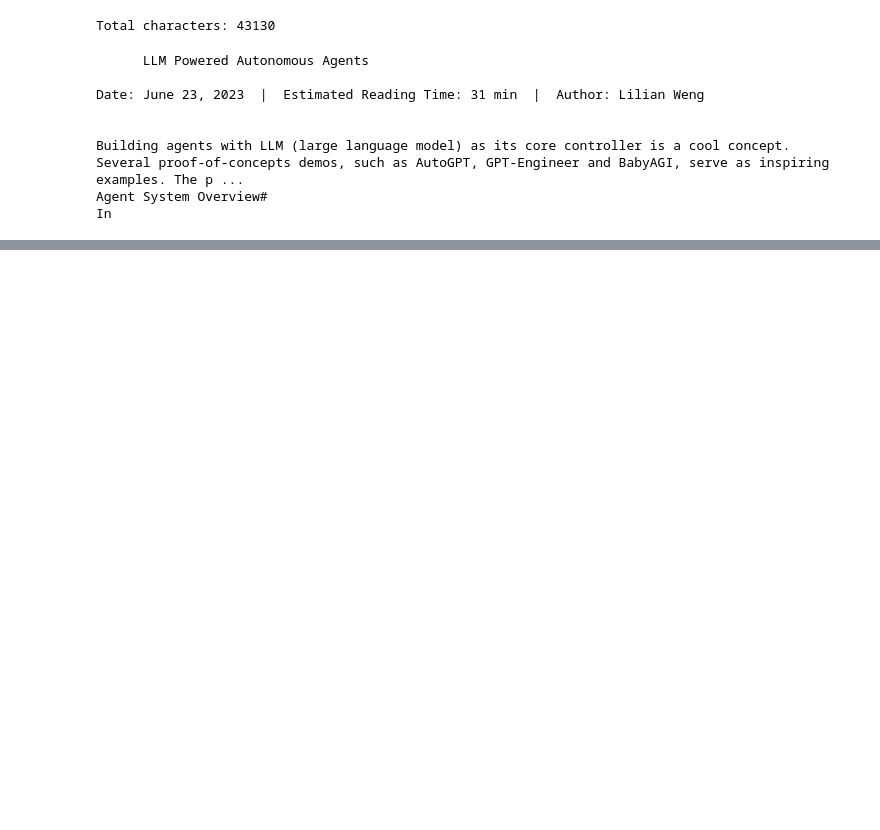
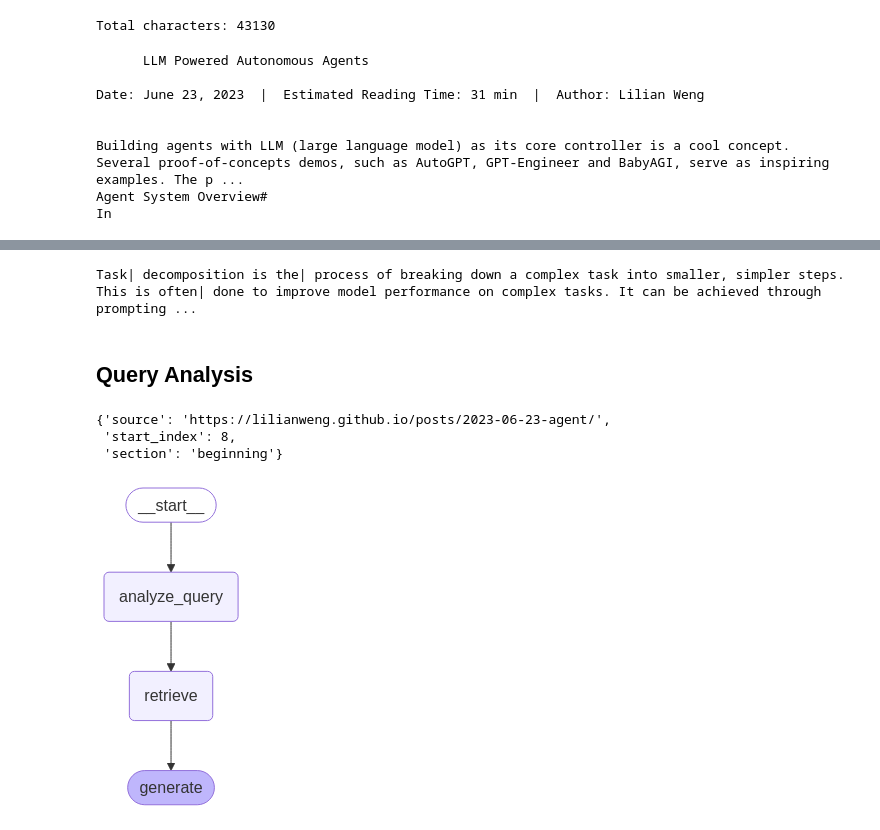
Before and after one commit to kvpratama/gen-ai-playground, a Jupyter notebook: langchain/Build a RAG App 1.ipynb, the cells around one changed output, grey strips where cells are left out. Drawn from its saved outputs; the diff is of its cells as text; code cells hidden in the pictures; blank space fills up the shorter version.

```diff
--- a/langchain/Build a RAG App 1.ipynb
+++ b/langchain/Build a RAG App 1.ipynb
@@ -117,0 +244,79 @@ In
+# %%
+## Stream tokens:
+for message, metadata in graph.stream(
+    {"question": "What is Task Decomposition?"}, stream_mode="messages"
+):
+    print(message.content, end="|")
+# %% [output]
+Task| decomposition is the| process of breaking down a complex task into smaller, simpler steps. This is often| done to improve model performance on complex tasks. It can be achieved through prompting ...
+# %% [markdown]
+## Query Analysis
+# %%
+total_documents = len(all_splits)
+third = total_documents // 3
+
+for i, document in enumerate(all_splits):
+    if i < third:
+        document.metadata["section"] = "beginning"
+    elif i < 2 * third:
+        document.metadata["section"] = "middle"
+    else:
+        document.metadata["section"] = "end"
+
+
+all_splits[0].metadata
+# %% [output]
+{'source': 'https://lilianweng.github.io/posts/2023-06-23-agent/',
+ 'start_index': 8,
+ 'section': 'beginning'}
+# %%
+vector_store = InMemoryVectorStore(embeddings)
+_ = vector_store.add_documents(all_splits)
+# %%
+from typing import Literal
+
+from typing_extensions import Annotated
+
+
+class Search(TypedDict):
+    """Search query."""
+
+    query: Annotated[str, ..., "Search query to run."]
+    section: Annotated[
+        Literal["beginning", "middle", "end"],
+        ...,
+        "Section to query.",
+    ]
+# %%
+class State(TypedDict):
+    question: str
+    query: Search
+    context: List[Document]
+    answer: str
+
+def analyze_query(state: State):
+    structured_llm = llm.with_structured_output(Search)
+    query = structured_llm.invoke(state["question"])
+    return {"query": query}
+
+def retrieve(state: State):
+    query = state["query"]
+    retrieved_docs = vector_store.similarity_search(
+        query["query"],
+        filter=lambda doc: doc.metadata.get("section") == query["section"],
+        )
+    return {"context": retrieved_docs}
+
+def generate(state: State):
+    docs_content = "\n\n".join(doc.page_content for doc in state["context"])
+    messages = prompt.invoke({"question": state["question"], "context": docs_content})
+    response = llm.invoke(messages)
+    return {"answer": response.content}
+
+graph_builder = StateGraph(State).add_sequence([analyze_query, retrieve, generate])
+graph_builder.add_edge(START, "analyze_query")
+graph = graph_builder.compile()
+
+display(Image(graph.get_graph().draw_mermaid_png()))
+# %% [output]
+[figure, added]
```
Also changed, not shown: parts of 15 cells of this notebook.
